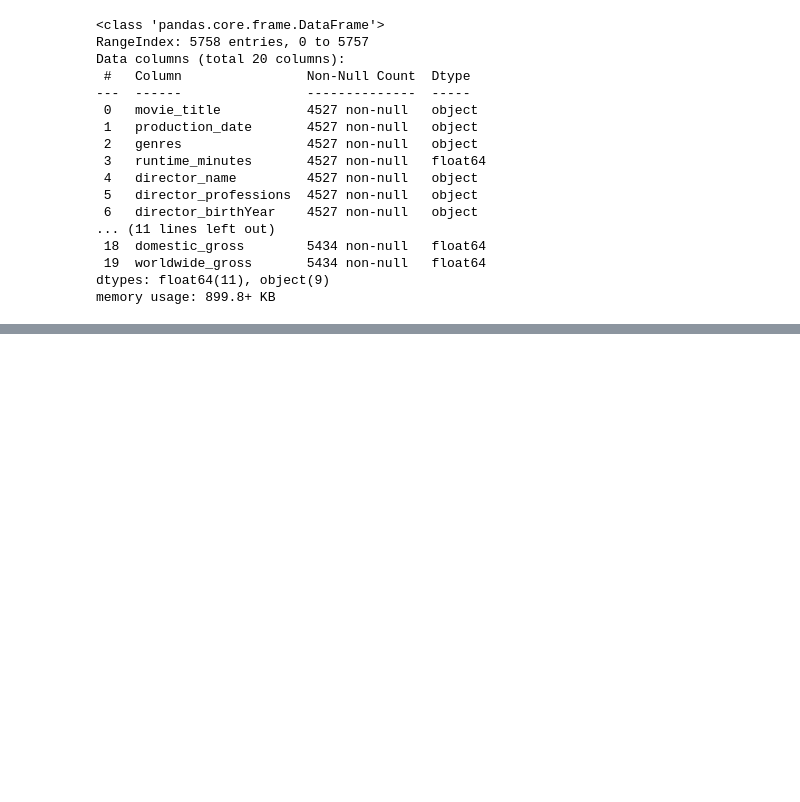
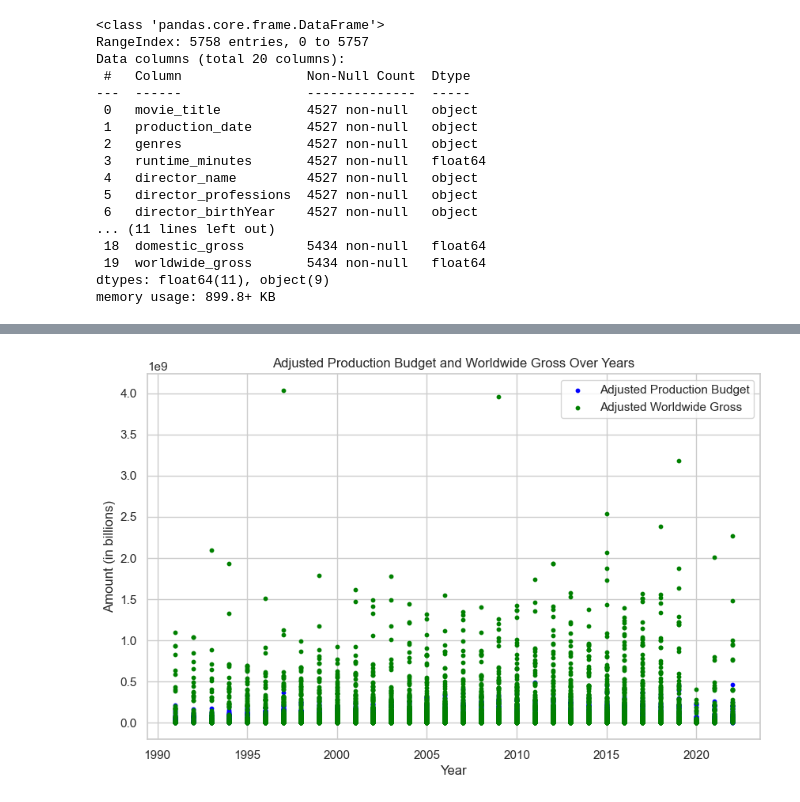
Before and after one commit to bocekout/A_Guide_to_Box_Office_Success, a Jupyter notebook: Ricky_nb.ipynb, the cells around one changed output, grey strips where cells are left out. Drawn from its saved outputs; the diff is of its cells as text; code cells hidden in the pictures; blank space fills up the shorter version.

```diff
--- a/Ricky_nb.ipynb
+++ b/Ricky_nb.ipynb
@@ -79,6 +80,7 @@ LIMIT 15
 tn_data = pd.read_csv('Data/tn.movie_budgets.csv')
 bom_data = pd.read_csv('Data/bom.movie_gross.csv')
 kaggle_data = pd.read_csv('Data/movie_statistic_dataset.csv')
+inflation_data  = pd.read_csv('Data/US_CPI.csv')
 # %%
 
 tn_data['production_budget'] = tn_data['production_budget'].str.replace('$', '').str.replace(',', '').astype(float)
@@ -191,0 +278,8 @@ money_data.head()
+# %%
+#Now to get our CPI data to just years. We'll take December each year just for consistency.
+inflation_data['Yearmon'] = pd.to_datetime(inflation_data['Yearmon'], errors='coerce')
+CPI_by_year = inflation_data[inflation_data['Yearmon'].dt.day == 12] #datetime got confused and thought 12 days in january per year rather than 1st day of 12 months.
+# %%
+CPI_by_year['Year']=CPI_by_year['Yearmon'].dt.year
+
+CPI_by_year.head()
@@ -191,0 +298,18 @@ money_data.head()
+# %%
+# Base year for inflation adjustment (choose the latest year in your dataset)
+base_year = CPI_by_year['Year'].max()
+base_cpi = CPI_by_year[CPI_by_year['Year'] == base_year]['CPI'].values[0]
+
+# Merge inflation data with movie data
+money_data = pd.merge(money_data, CPI_by_year, how='left', left_on='year', right_on='Year')
+
+# Adjust values
+money_data['adjusted_production_budget'] = (money_data['Production budget $'] * base_cpi) / money_data['CPI']
+money_data['adjusted_domestic_gross'] = (money_data['Domestic gross $'] * base_cpi) / money_data['CPI']
+money_data['adjusted_worldwide_gross'] = (money_data['Worldwide gross $'] * base_cpi) / money_data['CPI']
+
+# Drop unnecessary columns from the merge
+money_data.drop(columns=['Year', 'CPI'], inplace=True)
+
+# Preview adjusted data
+print(money_data[['movie_title', 'year', 'adjusted_production_budget', 'adjusted_domestic_gross', 'adjusted_worldwide_gross']].head())
@@ -191,0 +330,16 @@ money_data.head()
+# %%
+# Comparison of annual adjusted production budget and worldwide revenues
+filtered_data = money_data[money_data['year'] > 1990]
+
+# Scatter plot için marker boyutunu küçültme
+plt.figure(figsize=(10, 6))
+plt.scatter(filtered_data['year'], filtered_data['adjusted_production_budget'], label='Adjusted Production Budget', color='blue', s=10)  # 's' parametresi boyut
+plt.scatter(filtered_data['year'], filtered_data['adjusted_worldwide_gross'], label='Adjusted Worldwide Gross', color='green', s=10)
+plt.xlabel('Year')
+plt.ylabel('Amount (in billions)')
+plt.title('Adjusted Production Budget and Worldwide Gross Over Years')
+plt.legend()
+plt.grid(True)
+plt.show()
+# %% [output]
+[figure, added]
```
Also changed, not shown: parts of 31 cells of this notebook.
